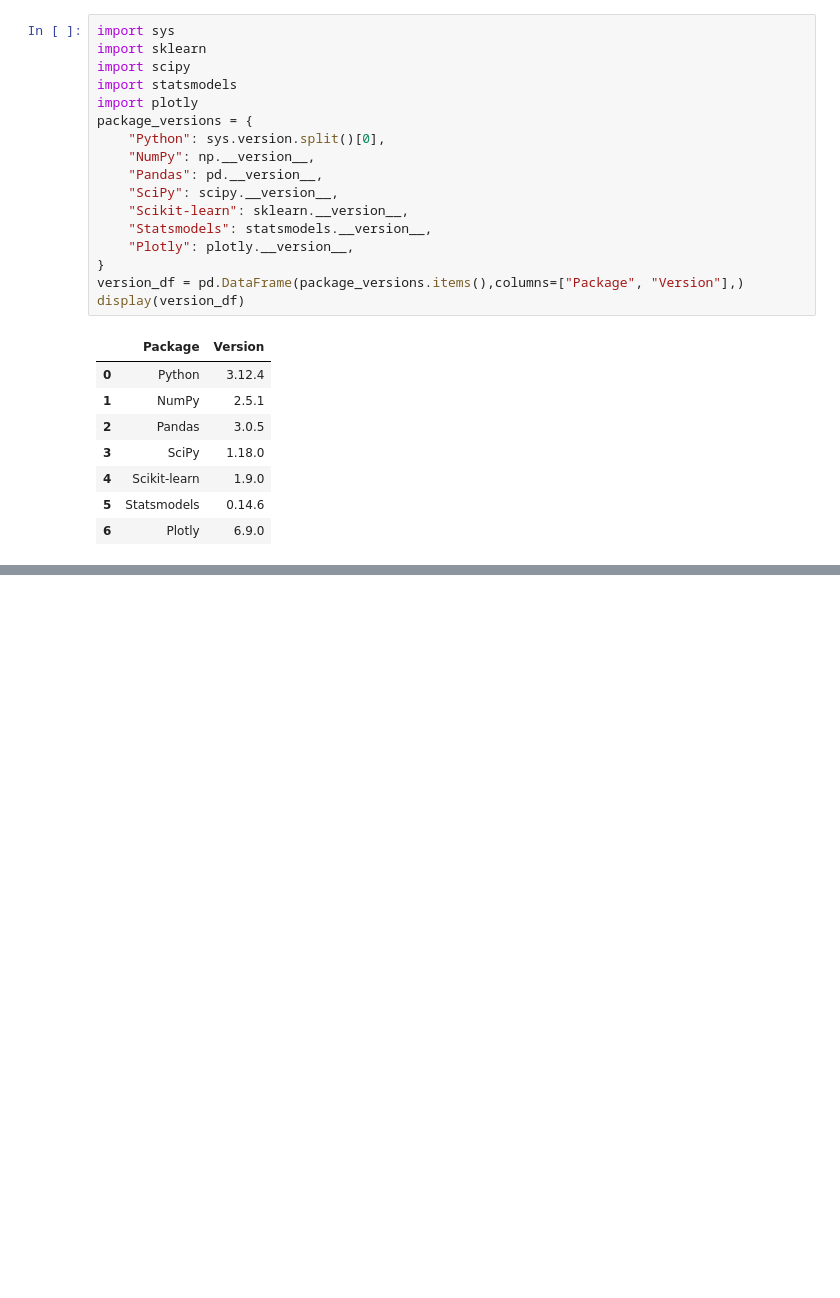
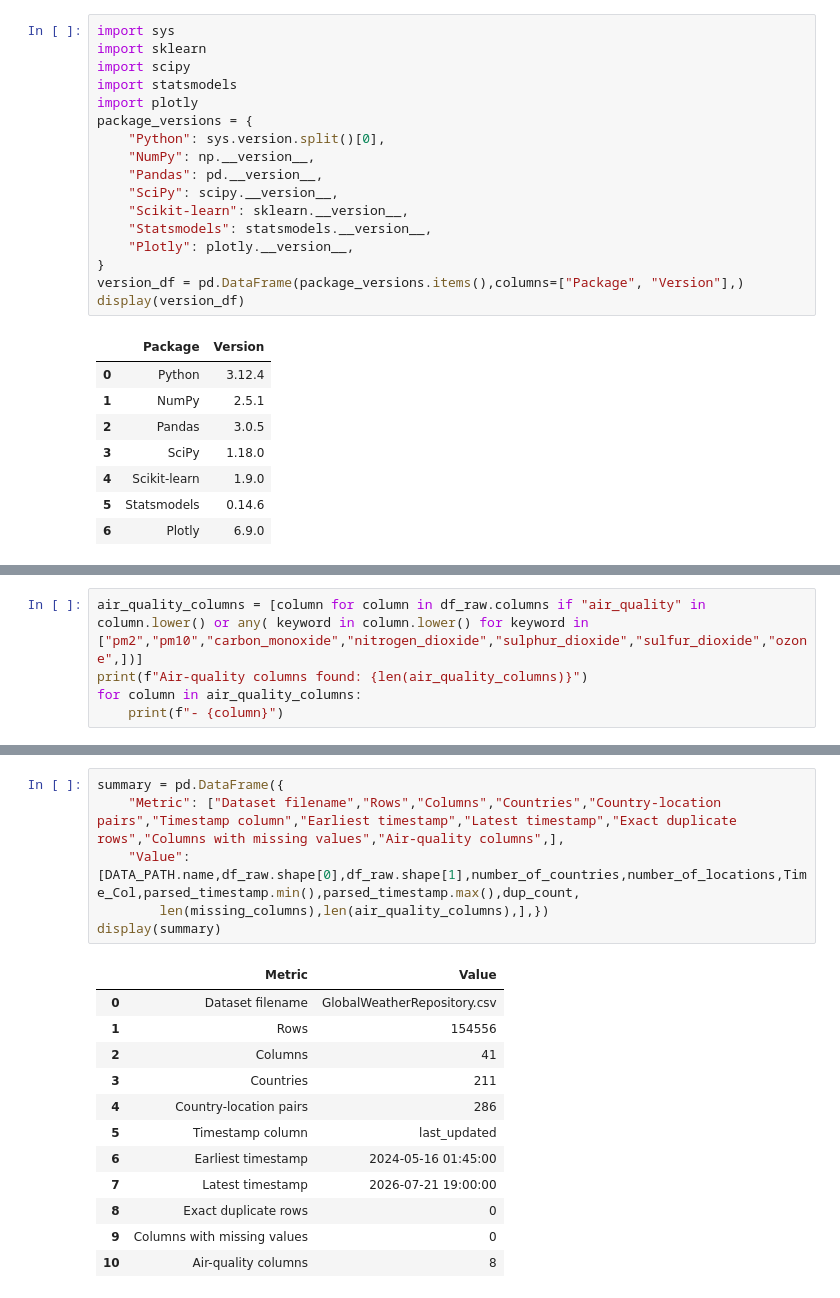
Before and after one commit to rajaraman04/Weather-Forecasting, a Jupyter notebook: weather_trend_forecasting.ipynb, the cells around one changed output, grey strips where cells are left out. Drawn from its saved outputs; the diff is of its cells as text; blank space fills up the shorter version.

```diff
--- a/weather_trend_forecasting.ipynb
+++ b/weather_trend_forecasting.ipynb
@@ -200,0 +439,5 @@ display(version_df)
+# %%
+air_quality_columns = [column for column in df_raw.columns if "air_quality" in column.lower() or any( keyword in column.lower() for keyword in ["pm2","pm10","carbon_monoxide","nitrogen_dioxide","sulphur_dioxide","sulfur_dioxide","ozone",])]
+print(f"Air-quality columns found: {len(air_quality_columns)}")
+for column in air_quality_columns:
+    print(f"- {column}")
@@ -200,0 +454,19 @@ display(version_df)
+# %%
+summary = pd.DataFrame({
+    "Metric": ["Dataset filename","Rows","Columns","Countries","Country-location pairs","Timestamp column","Earliest timestamp","Latest timestamp","Exact duplicate rows","Columns with missing values","Air-quality columns",],
+    "Value": [DATA_PATH.name,df_raw.shape[0],df_raw.shape[1],number_of_countries,number_of_locations,Time_Col,parsed_timestamp.min(),parsed_timestamp.max(),dup_count,
+        len(missing_columns),len(air_quality_columns),],})
+display(summary)
+# %% [output]
+|  | Metric | Value |
+| 0 | Dataset filename | GlobalWeatherRepository.csv |
+| 1 | Rows | 154556 |
+| 2 | Columns | 41 |
+| 3 | Countries | 211 |
+| 4 | Country-location pairs | 286 |
+| 5 | Timestamp column | last_updated |
+| 6 | Earliest timestamp | 2024-05-16 01:45:00 |
+| 7 | Latest timestamp | 2026-07-21 19:00:00 |
+| 8 | Exact duplicate rows | 0 |
+| 9 | Columns with missing values | 0 |
+| 10 | Air-quality columns | 8 |
```
Also changed, not shown: parts of 19 cells of this notebook.
